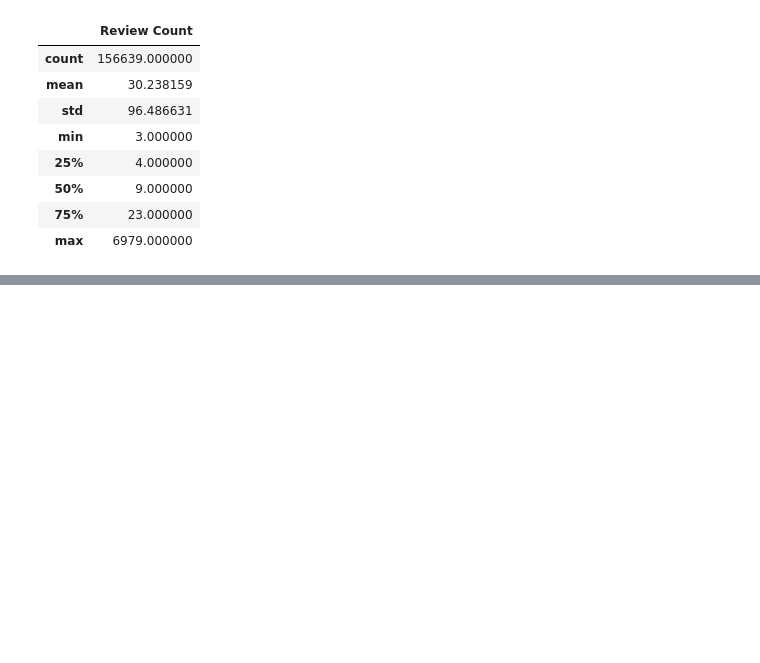
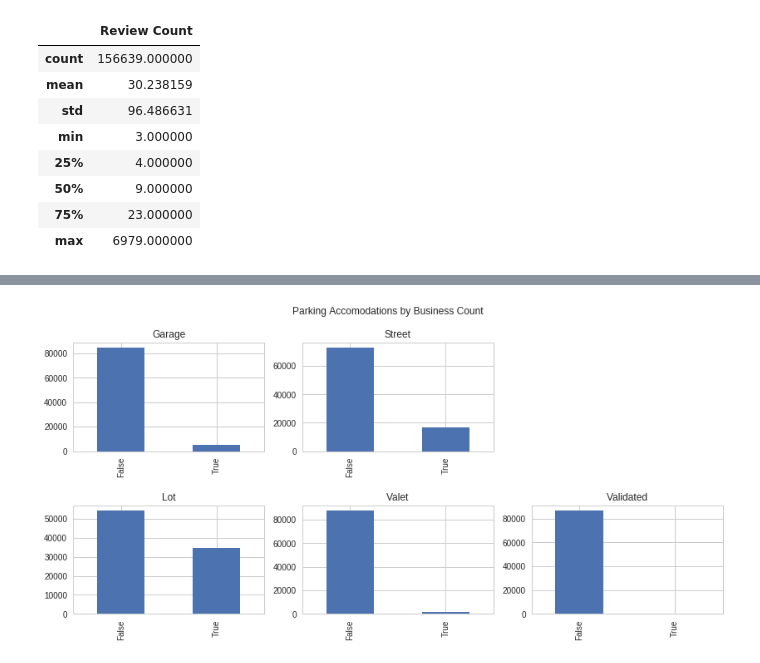
Before and after one commit to bljustice/yelp, a Jupyter notebook: yelp_eda.ipynb, the cells around one changed output, grey strips where cells are left out. Cells and saved outputs as stored; diff of their text form; code cells hidden in the pictures; blank space fills up the shorter version.

```diff
--- a/yelp_eda.ipynb
+++ b/yelp_eda.ipynb
@@ -297,0 +335,3 @@ review_counts[review_counts['Review Count'] < review_counts['Review Count'].quan
+# %%
+parking_df = pd.DataFrame(parking)
+parking_df.describe()
@@ -297,0 +344,16 @@ review_counts[review_counts['Review Count'] < review_counts['Review Count'].quan
+# %%
+plt.figure(figsize=(14, 6))
+ax1 = plt.subplot2grid((2, 3), (0, 0), colspan=1)
+parking_df['garage'].value_counts().plot.bar(ax=ax1, title='Garage')
+ax2 = plt.subplot2grid((2, 3), (1, 0), colspan=1)
+parking_df['lot'].value_counts().plot.bar(ax=ax2, title='Lot')
+ax3 = plt.subplot2grid((2, 3), (0, 1), colspan=1)
+parking_df['street'].value_counts().plot.bar(ax=ax3, title='Street')
+ax4 = plt.subplot2grid((2, 3), (1, 1), colspan=1)
+parking_df['valet'].value_counts().plot.bar(ax=ax4, title='Valet')
+ax5 = plt.subplot2grid((2, 3), (1, 2), colspan=1)
+parking_df['validated'].value_counts().plot.bar(ax=ax5, title='Validated')
+plt.subplots_adjust(hspace=0.5)
+plt.suptitle('Parking Accomodations by Business Count');
+# %% [output]
+[figure, added]
```
Also changed, not shown: parts of 14 cells of this notebook.
